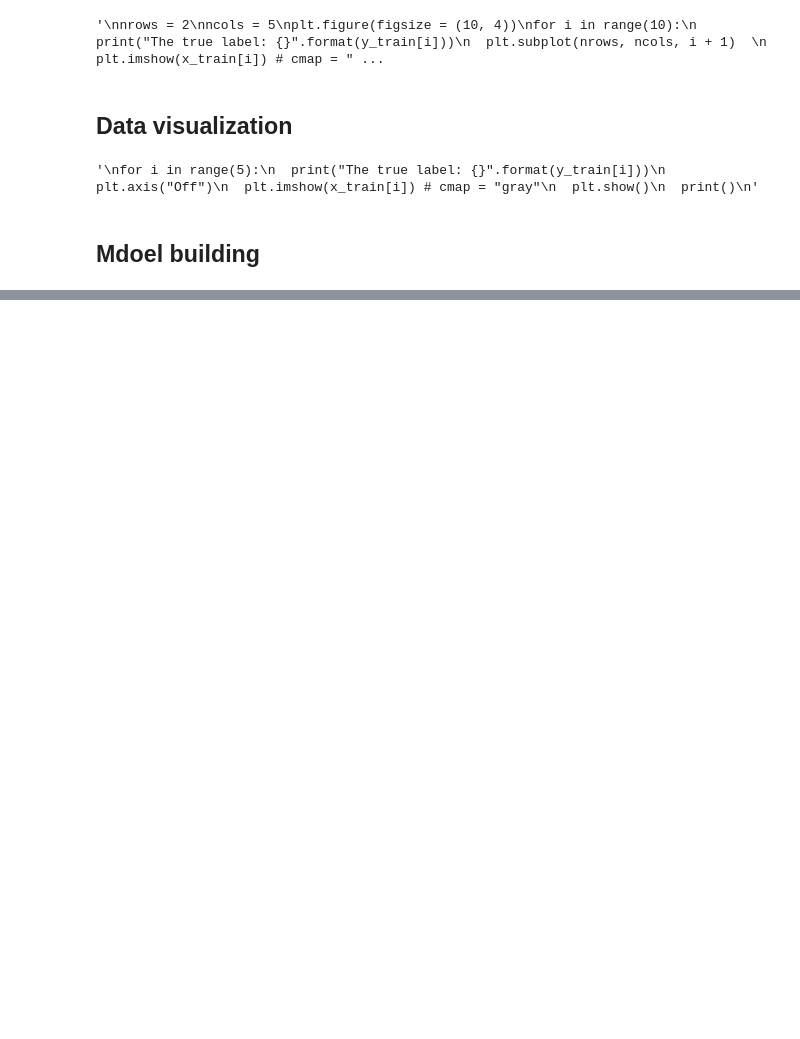
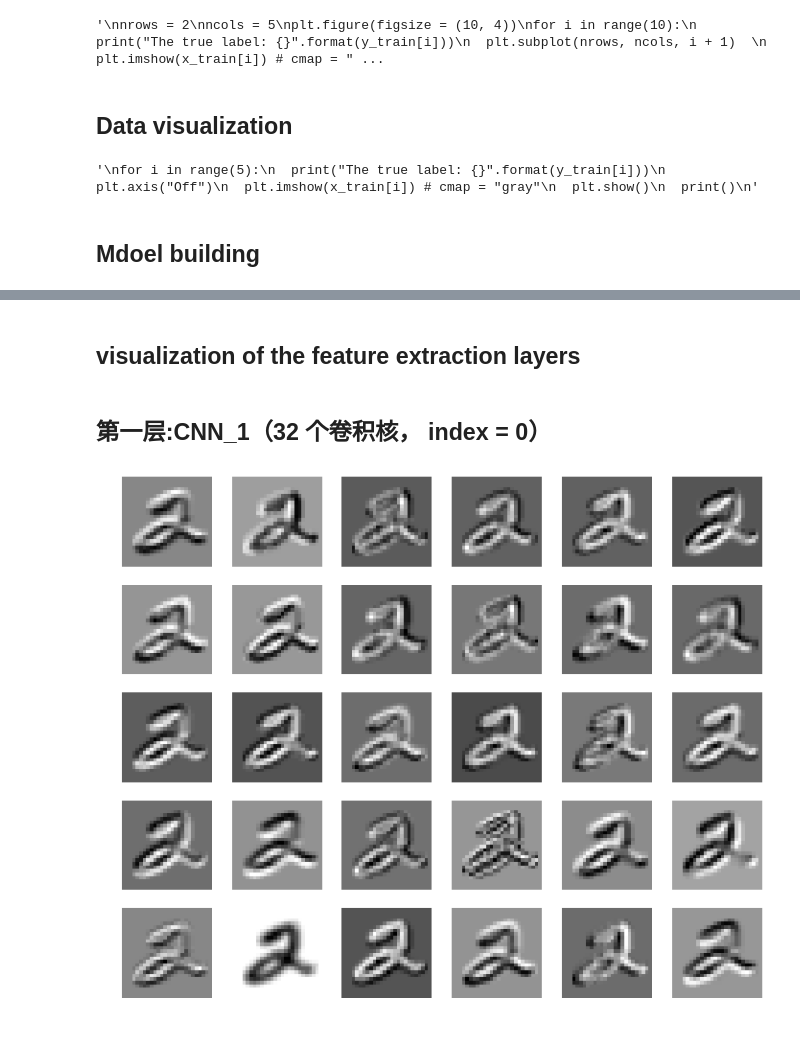
Before and after one commit to xslittlemaggie/Deep-Learning-Projects, a Jupyter notebook: MNIST_CNN.ipynb, the cells around one changed output, grey strips where cells are left out. Cells and saved outputs as stored; diff of their text form; code cells hidden in the pictures; blank space fills up the shorter version.

```diff
--- a/MNIST_CNN.ipynb
+++ b/MNIST_CNN.ipynb
@@ -79,21 +82,37 @@ for i in range(5):
 # %% [markdown]
 ## Mdoel building
 # %%
-epochs = 100
+epochs = 20
 
 # define CNN model
 model = Sequential()
 
-model.add(Conv2D(32, kernel_size = (3, 3), activation = 'relu', input_shape = (28, 28, 1)))
+# 第一层 CNN， 总共有32 个3*3 的卷积核
+model.add(Conv2D(32, kernel_size = (3, 3), input_shape = (28, 28, 1)))
+model.add(Activation('relu'))
 
-model.add(Conv2D(64, (3, 3), activation = 'relu'))
+# 第二层 CNN
+model.add(Conv2D(64, (3, 3)))
+model.add(Activation('relu'))
 model.add(MaxPooling2D((2, 2)))
 # model.add(Dropout(0.25))  # one solution for overfitting, dropout
 
+
+# 第三层 CNN
+model.add(Conv2D(64, (3, 3)))
+model.add(Activation('relu'))
+model.add(MaxPooling2D((2, 2)))
+# model.add(Dropout(0.25))  # one solution for overfitting, dropout
+
+
+# 将图片拉平
 model.add(Flatten())
 
-model.add(Dense(128, activation = 'relu'))
+# 第四层 全连接
+model.add(Dense(128))
+model.add(Activation('relu'))
 # model.add(Dropout(0.5))
+
 
 model.add(Dense(10, activation ='softmax'))
 
@@ -154,0 +212,24 @@ _________________________________________________________________
+# %%
+from keras.models import Model
+
+layer_outputs = [layer.output for layer in model.layers]
+activation_model = Model(inputs=model.input, outputs=layer_outputs)
+activations = activation_model.predict(x_train[5].reshape(1,28,28,1))
+
+def display_activation(activations, col_size, row_size, act_index, figsize):
+    activation = activations[act_index]
+    activation_index=0
+    fig, ax = plt.subplots(row_size, col_size, figsize= figsize)
+    for row in range(0,row_size):
+        for col in range(0,col_size):
+            ax[row][col].imshow(activation[0, :, :, activation_index], cmap='gray')
+            ax[row][col].axis("Off")
+            activation_index += 1
+# %% [markdown]
+## visualization of the feature extraction layers
+# %% [markdown]
+## 第一层:CNN_1（32 个卷积核， index = 0）
+# %%
+display_activation(activations, 6, 5, 0, figsize = (12, 10))
+# %% [output]
+[figure, added]
```
Also changed, not shown: parts of 27 cells of this notebook.
